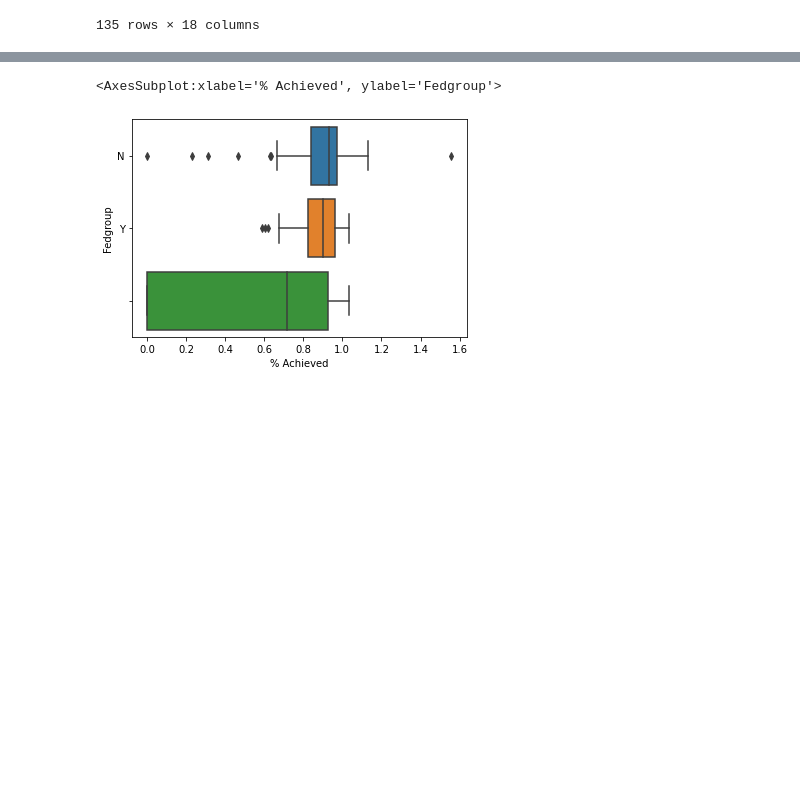
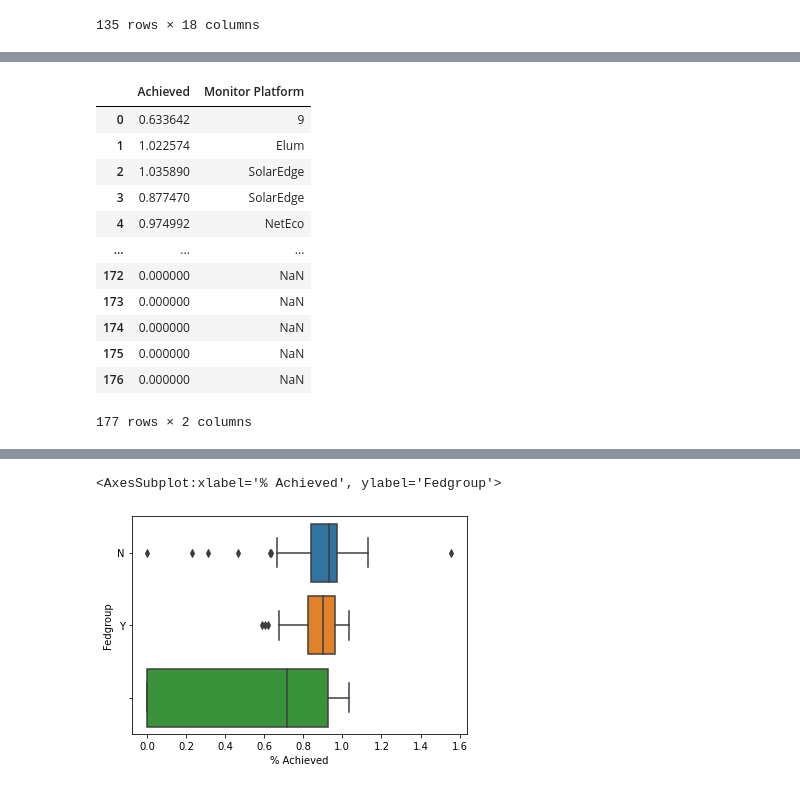
Before and after one commit to ahmadasd1234/Emergent-Energy, a Jupyter notebook: iX internship.ipynb, the cells around one changed output, grey strips where cells are left out. Saved outputs shown, nothing was run; the diff lists cells and outputs as text; code cells hidden in the pictures; blank space fills up the shorter version.

```diff
--- a/iX internship.ipynb
+++ b/iX internship.ipynb
@@ -283,0 +316,16 @@ sns.barplot("Size", "Monitoring Platform", data = df_train_transformed)
+# %%
+df3
+# %% [output]
+|  | Achieved | Monitor Platform |
+| 0 | 0.633642 | 9 |
+| 1 | 1.022574 | Elum |
+| 2 | 1.035890 | SolarEdge |
+| 3 | 0.877470 | SolarEdge |
+| 4 | 0.974992 | NetEco |
+| ... | ... | ... |
+| 172 | 0.000000 | NaN |
+| 173 | 0.000000 | NaN |
+| 174 | 0.000000 | NaN |
+| 175 | 0.000000 | NaN |
+| 176 | 0.000000 | NaN |
+177 rows × 2 columns
```
Also changed, not shown: parts of 40 cells of this notebook.
